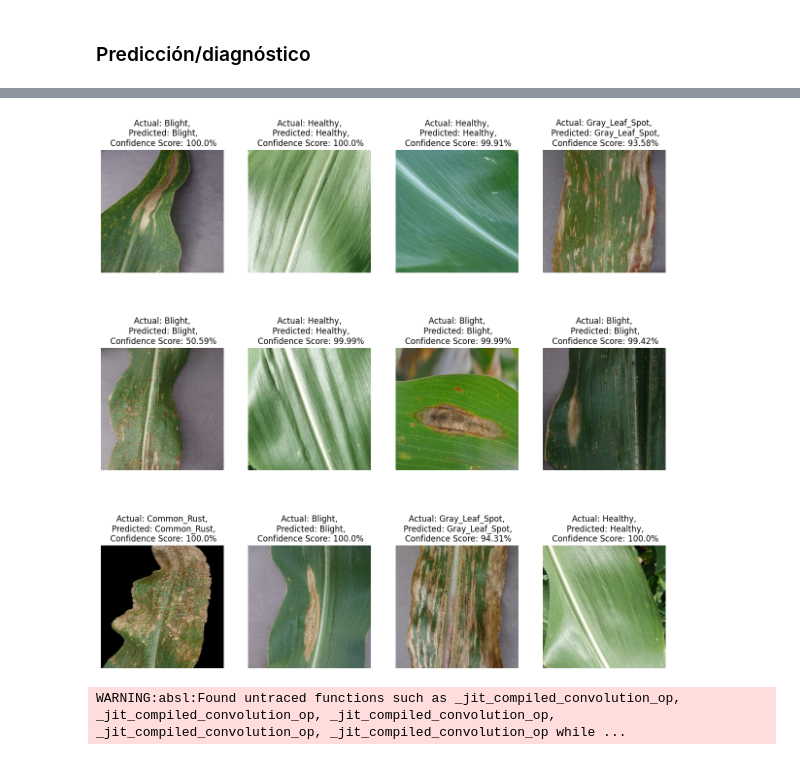
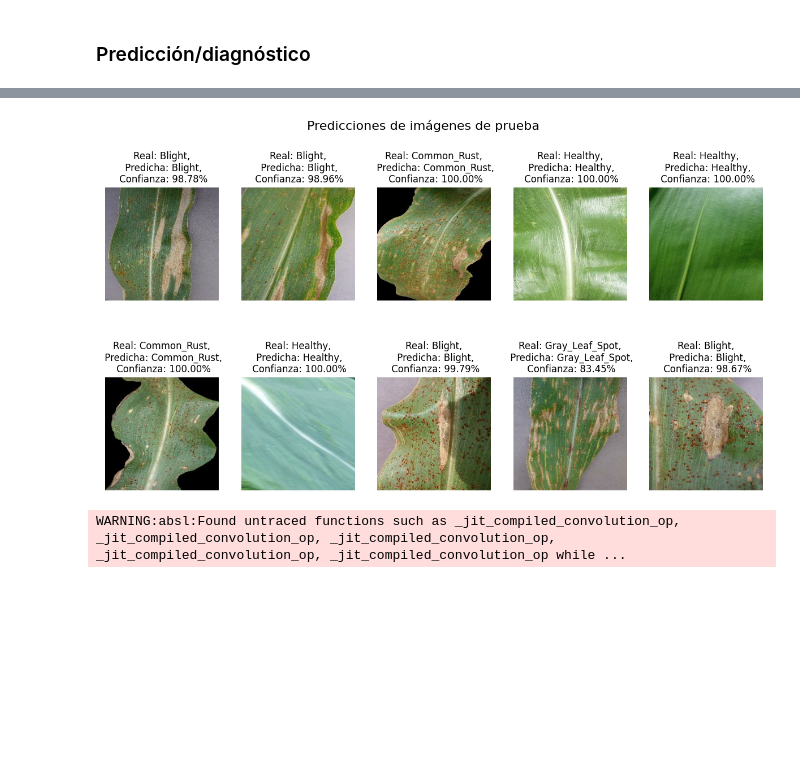
Before and after one commit to mich7095/diagnostico-maiz, a Jupyter notebook: diagnostico_maiz_final.ipynb, the cells around one changed output, grey strips where cells are left out. Cells and saved outputs as stored; diff of their text form; code cells hidden in the pictures; blank space fills up the shorter version.

```diff
--- a/diagnostico_maiz_final.ipynb
+++ b/diagnostico_maiz_final.ipynb
@@ -253,0 +241,25 @@ def predict(model,img):
+# %%
+# crear listas para las predicciones y etiquetas reales
+predicted_labels = []
+true_labels = []
+
+# iterar sobre todo el conjunto de prueba
+for images, labels in test_ds:
+    for i in range(len(labels)):
+        # hacer la predicción para la imagen actual
+        predicted_class, _ = predict(model, images[i].numpy())
+
+        # agregar la etiqueta predicha y verdadera a las listas correspondientes
+        predicted_labels.append(predicted_class)
+        true_labels.append(class_names[labels[i]])
+
+# generar la matriz de confusión
+cm = confusion_matrix(true_labels, predicted_labels)
+
+# visualizar la matriz de confusión
+plt.figure(figsize=(8, 8))
+sns.heatmap(cm, annot=True, fmt='d', cmap=plt.cm.Blues, square=True,
+            xticklabels=class_names, yticklabels=class_names)
+plt.xlabel('Etiqueta predicha por el modelo')
+plt.ylabel('Etiqueta real')
+plt.show()
@@ -254,13 +285,20 @@ def predict(model,img):
 # %%
-plt.figure(figsize=(15,15))
-for images,labels in test_ds.take(1):
-    for i in range(12):
-        ax = plt.subplot(3,4,i+1)
+plt.figure(figsize=(15, 8))
+plt.suptitle("Predicciones de imágenes de prueba", fontsize=16)
+for images, labels in test_ds.take(1):
+    for i in range(10):
+        ax = plt.subplot(2, 5, i+1)
         plt.imshow(images[i].numpy().astype("uint8"))
 
-        predicted_class , confidence = predict(model,images[i].numpy())
+        predicted_class, confidence = predict(model, images[i].numpy())
         actual_class = class_names[labels[i]]
 
-        plt.title(f"Actual: {actual_class},\n Predicted: {predicted_class},\n Confidence Score: {confidence}%")
+        if confidence <= 60:
+            title_color = 'red'
+        else:
+            title_color = 'black'
+
+        plt.title(f"Real: {actual_class},\n Predicha: {predicted_class},\n Confianza: {confidence:.2f}%",
+                  color=title_color)
         plt.axis("off")
 # %% [output]
@@ -279,4 +315,4 @@ for images,labels in test_ds.take(1):
-[figure, old version]
+[figure, new version]
 # %%
 model.save('Proyecto final/model_1')
 # %% [output]
```
Also changed, not shown: parts of 36 cells of this notebook, 3 other files.
